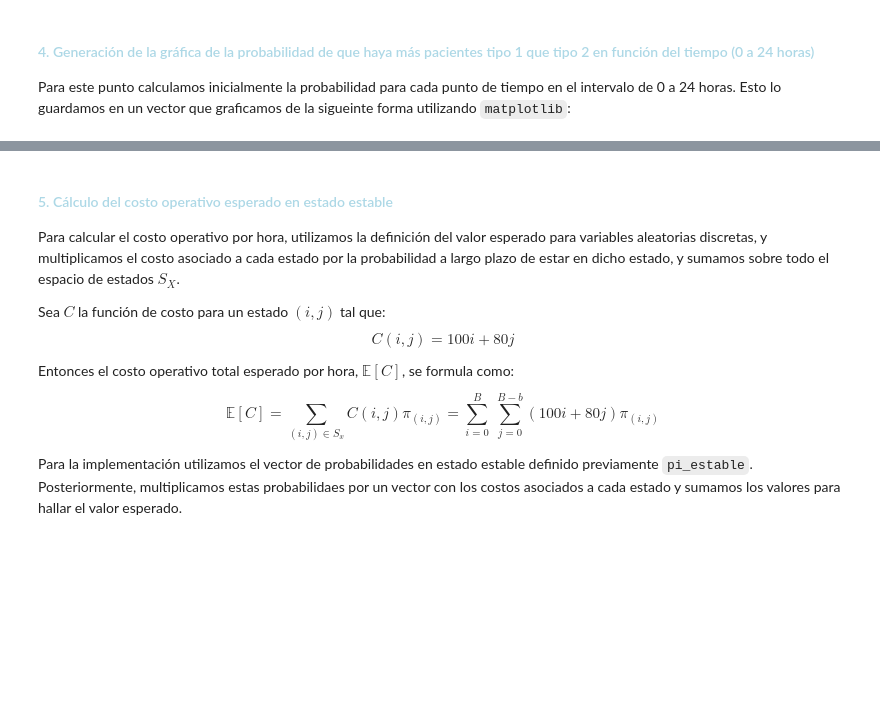
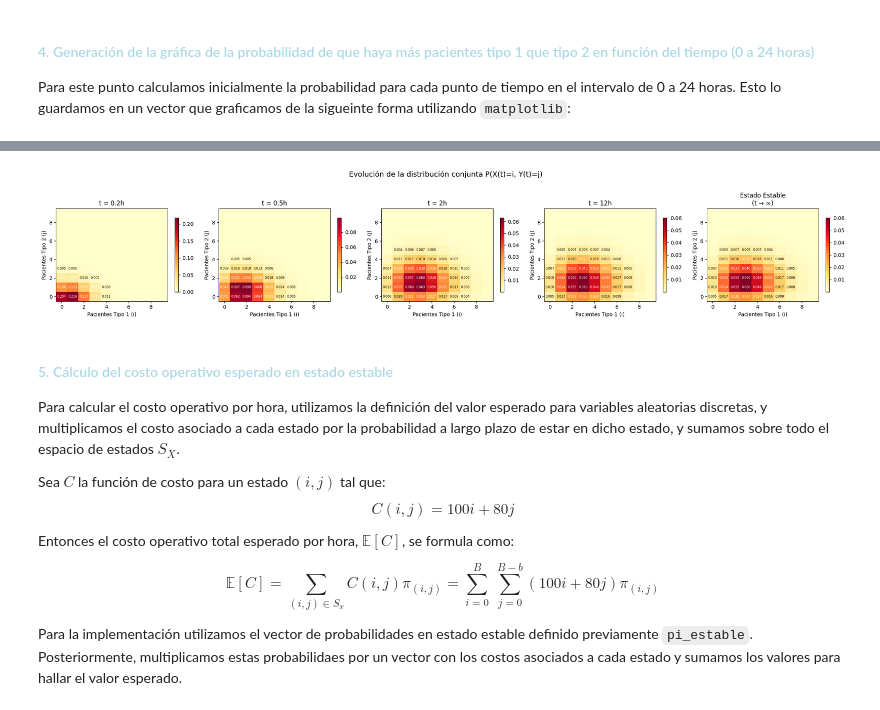
Before and after one commit to rodhervan/modelado, a Jupyter notebook: ComplementariaSemana8_v2.ipynb, the cells around one changed output, grey strips where cells are left out. Saved outputs shown, nothing was run; the diff lists cells and outputs as text; code cells hidden in the pictures; blank space fills up the shorter version.

```diff
--- a/ComplementariaSemana8_v2.ipynb
+++ b/ComplementariaSemana8_v2.ipynb
@@ -288,3 +372,25 @@ plt.show()
+# %%
+# Calcular distribuciones en varios instantes
+tiempos_snap = [0.2, 0.5, 2, 12]
+distribuciones = {}
+for t_val in tiempos_snap:
+    distribuciones[t_val] = hospital_chain.transient_probabilities(t=t_val, alpha=alpha_vacio)
+
+# Visualización con snapshots de la distribución
+fig, axes = plt.subplots(1, 5, figsize=(22, 4))
+
+for ax_idx, t_val in enumerate(tiempos_snap):
+    pi_mat = vector_a_matriz(distribuciones[t_val])
+    plot_heatmap(pi_mat, f't = {t_val}h', axes[ax_idx], max_i=10, max_j=10)
+
+# Estado estable
+plot_heatmap(pi_ss_mat, 'Estado Estable\n(t → ∞)', axes[4], max_i=10, max_j=10)
+
+plt.suptitle('Evolución de la distribución conjunta P(X(t)=i, Y(t)=j)', fontsize=14, y=1.02)
+plt.tight_layout()
+plt.show()
+# %% [output]
+[figure, added]
 # %% [markdown]
 <h4 style="color: #ADD8E6;">5. Cálculo del costo operativo esperado en estado estable</h4>
 
```
Also changed, not shown: parts of 20 cells of this notebook, 2 other files.
